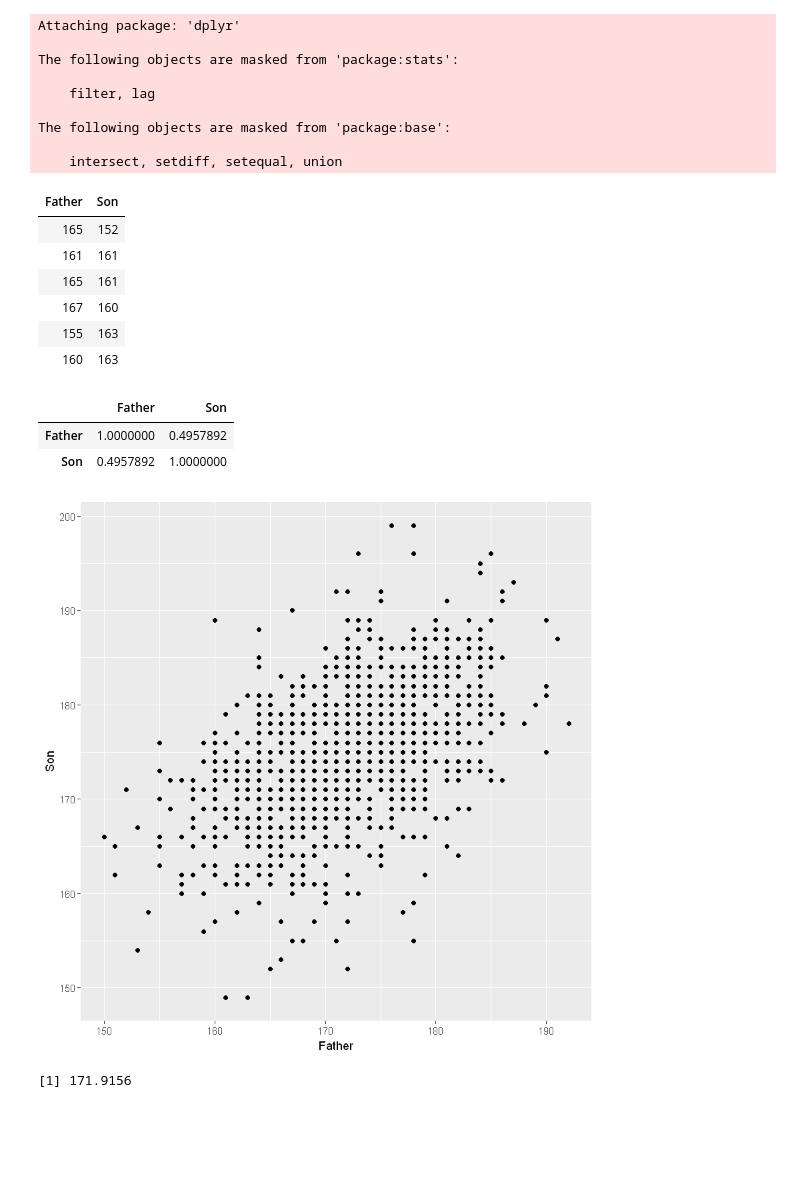
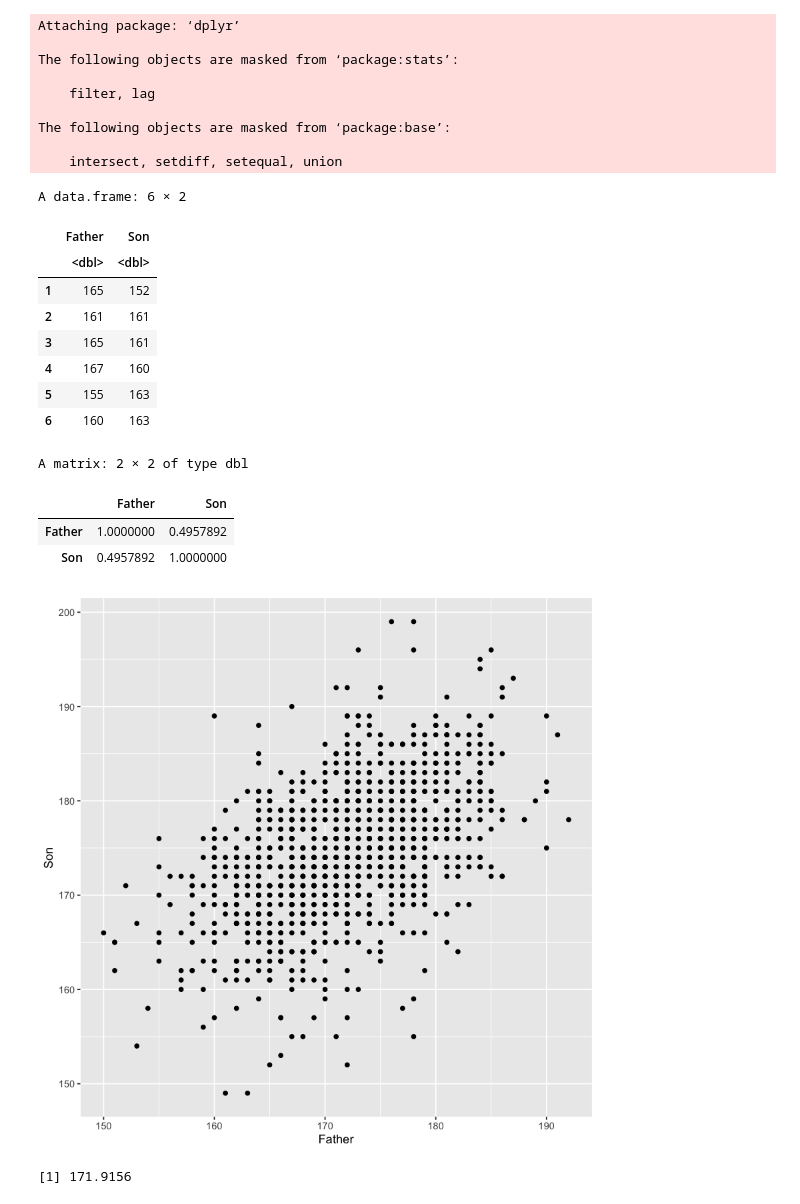
Before and after one commit to notblank/Curso-Stat-Public, a Jupyter notebook: Cursos/Curso_13_Regression_1.ipynb, the cells around one changed output. Saved outputs shown, nothing was run; the diff lists cells and outputs as text; code cells hidden in the pictures; blank space fills up the shorter version.

```diff
--- a/Cursos/Curso_13_Regression_1.ipynb
+++ b/Cursos/Curso_13_Regression_1.ipynb
@@ -1,38 +1,41 @@
 # %%
 library(dplyr)
 library(ggplot2)
 
-galton <- read.csv('C:/Users/Personal/Data-Science-Students/Tables/galton.csv', sep="\t",
+galton <- read.csv('../tablas/galton.csv', sep="\t",
                   stringsAsFactors=FALSE)
 
 galton <- galton %>% mutate(Father = round(Father*2.54, 0), Son = round(Son*2.54,0))
 head(galton)
 # %% [output]
-Attaching package: 'dplyr'
+Attaching package: ‘dplyr’
 
-The following objects are masked from 'package:stats':
+The following objects are masked from ‘package:stats’:
 
     filter, lag
 
-The following objects are masked from 'package:base':
+The following objects are masked from ‘package:base’:
 
     intersect, setdiff, setequal, union
+A data.frame: 6 × 2
-| Father | Son |
-| 165 | 152 |
-| 161 | 161 |
-| 165 | 161 |
-| 167 | 160 |
-| 155 | 163 |
-| 160 | 163 |
+|  | Father | Son |
+|  | <dbl> | <dbl> |
+| 1 | 165 | 152 |
+| 2 | 161 | 161 |
+| 3 | 165 | 161 |
+| 4 | 167 | 160 |
+| 5 | 155 | 163 |
+| 6 | 160 | 163 |
 # %%
 ggplot(galton, aes(x=Father, y=Son)) + geom_point()
 
 cor(galton)
 # %% [output]
+A matrix: 2 × 2 of type dbl
 |  | Father | Son |
 | Father | 1.0000000 | 0.4957892 |
 | Son | 0.4957892 | 1.0000000 |
-[figure, old version]
+[figure, new version]
 # %%
 breaks <- seq(145, 200, by=3)
 ggplot(galton) + geom_histogram(aes(Father), breaks = breaks, fill ="blue", alpha=0.5) +
```
Also changed, not shown: parts of 6 cells of this notebook, 5 other files.
